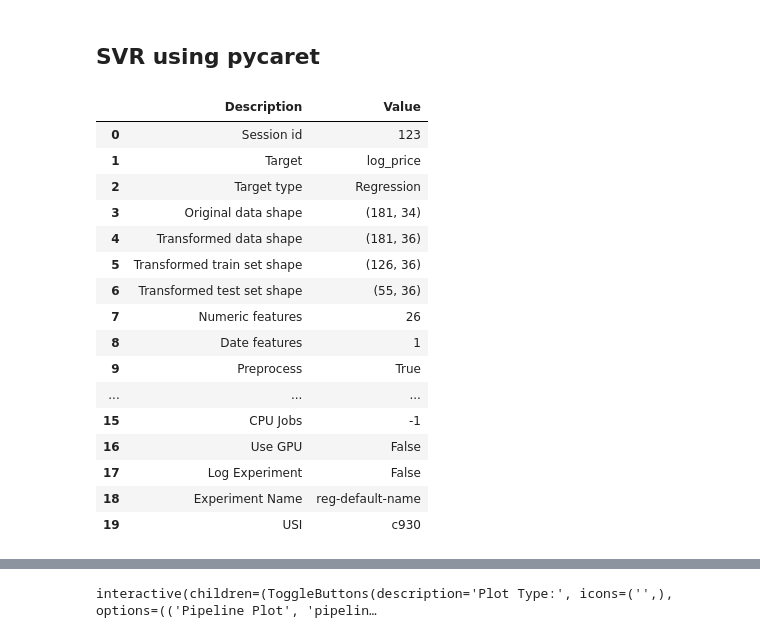
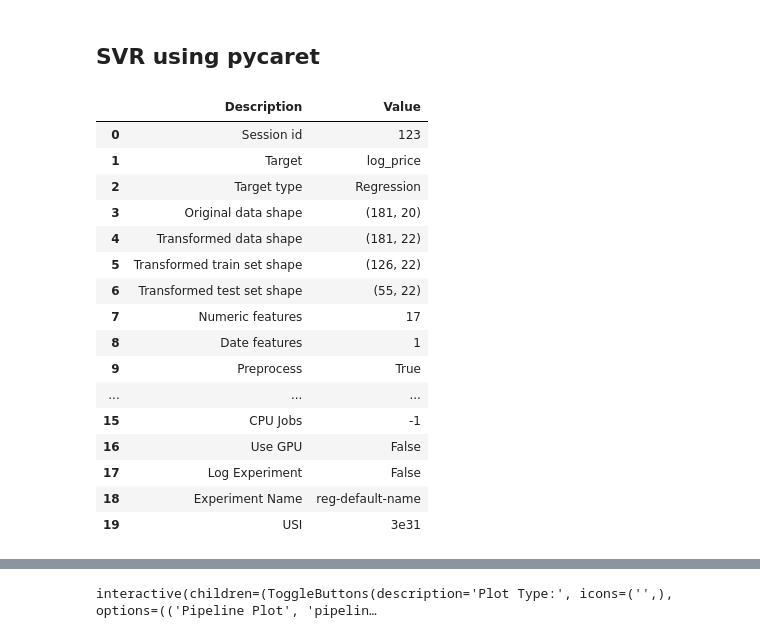
Before and after one commit to DVIlangamge/FYP--Rice-Price-Volatility-Analysis-and-Forecasting, a Jupyter notebook: FYP_Rice_price_predictions.ipynb, the cells around one changed output, grey strips where cells are left out. Drawn from its saved outputs; the diff is of its cells as text; code cells hidden in the pictures.

```diff
--- a/FYP_Rice_price_predictions.ipynb
+++ b/FYP_Rice_price_predictions.ipynb
@@ -1784,8 +1781,8 @@ missing_data.head()
 | 4 | 2015-05-15 | NaN | NaN | NaN | NaN | NaN | NaN | NaN | NaN | NaN |
 # %%
 #merging two dataframes
-df2 = pd.concat([new_fuel_prices, missing_data], axis=0)
-df2
+df5 = pd.concat([new_fuel_prices, missing_data], axis=0)
+df5
 # %% [output]
 |  | Date | LP_95 | LP_92 | LAD | LSD | LK | LIK | FUR_800 | FUR_1500_High | FUR_1500_Low |
 | 7 | 2015-01-01 | 158.0 | 150.0 | 111.0 | 133.0 | 81.0 | 110.0 | 82.2 | 80.0 | 90.0 |
@@ -1821,8 +1818,8 @@ Data columns (total 10 columns):
 dtypes: datetime64[ns](1), float64(9)
 memory usage: 18.0 KB
 # %%
-df2.sort_values(by='Date',inplace=True)
-df2
+df5.sort_values(by='Date',inplace=True)
+df5
 # %% [output]
 |  | Date | LP_95 | LP_92 | LAD | LSD | LK | LIK | FUR_800 | FUR_1500_High | FUR_1500_Low |
 | 7 | 2015-01-01 | 158.0 | 150.0 | 111.0 | 133.0 | 81.0 | 110.0 | 82.2 | 80.0 | 90.0 |
@@ -2001,0 +1839,3 @@ memory usage: 18.0 KB
+# %%
+final_fuel_price = df5.ffill()
+final_fuel_price
@@ -3163,3 +3012,6 @@ final_data = merged_df[['Date','price', 'market', 'latitude', 'longitude', 'temp
+# %%
+final_data = merged_df[['Date','price', 'solarenergy', 'uvindex', 'solarradiation', 'precipprob', 'conditions',
+       'humidity', 'temp', 'preciptype', 'visibility', 'cloudcover','LAD', 'LSD']]
 # %% [markdown]
 ## Exploratory Data Analysis
 # %%
@@ -3309,26 +3190,25 @@ from pycaret.regression import *
 # %%
 svr_s = setup(
     data= train_data,
     target='log_price',
     session_id=123,#can mention any number but cannot be duplicate
-    numeric_features= ['market', 'latitude', 'longitude', 'temp', 'dew', 'humidity',
-       'precip', 'precipprob', 'precipcover', 'preciptype', 'windgust',
-       'windspeed', 'winddir', 'sealevelpressure', 'cloudcover', 'visibility',
-       'solarradiation', 'solarenergy', 'uvindex', 'severerisk', 'moonphase',
-       'conditions', 'LAD', 'LSD', 'LK', 'LIK'],
+    numeric_features= ['solarenergy', 'uvindex', 'solarradiation',
+       'precipprob', 'conditions', 'humidity', 'temp', 'preciptype',
+       'visibility', 'cloudcover', 'LAD', 'LSD', 'lag_1', 'lag_7',
+       'lag_30', 'roll_7', 'roll_30'],
     fold_strategy='timeseries', # Ensures temporal integrity
     data_split_shuffle=False,     # Prevents random shuffling
     n_jobs=-1)
 # %% [output]
 |  | Description | Value |
 | 0 | Session id | 123 |
 | 1 | Target | log_price |
 | 2 | Target type | Regression |
-| 3 | Original data shape | (181, 34) |
-| 4 | Transformed data shape | (181, 36) |
-| 5 | Transformed train set shape | (126, 36) |
-| 6 | Transformed test set shape | (55, 36) |
-| 7 | Numeric features | 26 |
+| 3 | Original data shape | (181, 20) |
+| 4 | Transformed data shape | (181, 22) |
+| 5 | Transformed train set shape | (126, 22) |
+| 6 | Transformed test set shape | (55, 22) |
+| 7 | Numeric features | 17 |
 | 8 | Date features | 1 |
 | 9 | Preprocess | True |
 | ... | ... | ... |
@@ -3336,7 +3216,7 @@ svr_s = setup(
 | 16 | Use GPU | False |
 | 17 | Log Experiment | False |
 | 18 | Experiment Name | reg-default-name |
-| 19 | USI | c930 |
+| 19 | USI | 3e31 |
 # %%
 svr = create_model('svm')
 # %% [output]
```
Also changed, not shown: parts of 113 cells of this notebook.
